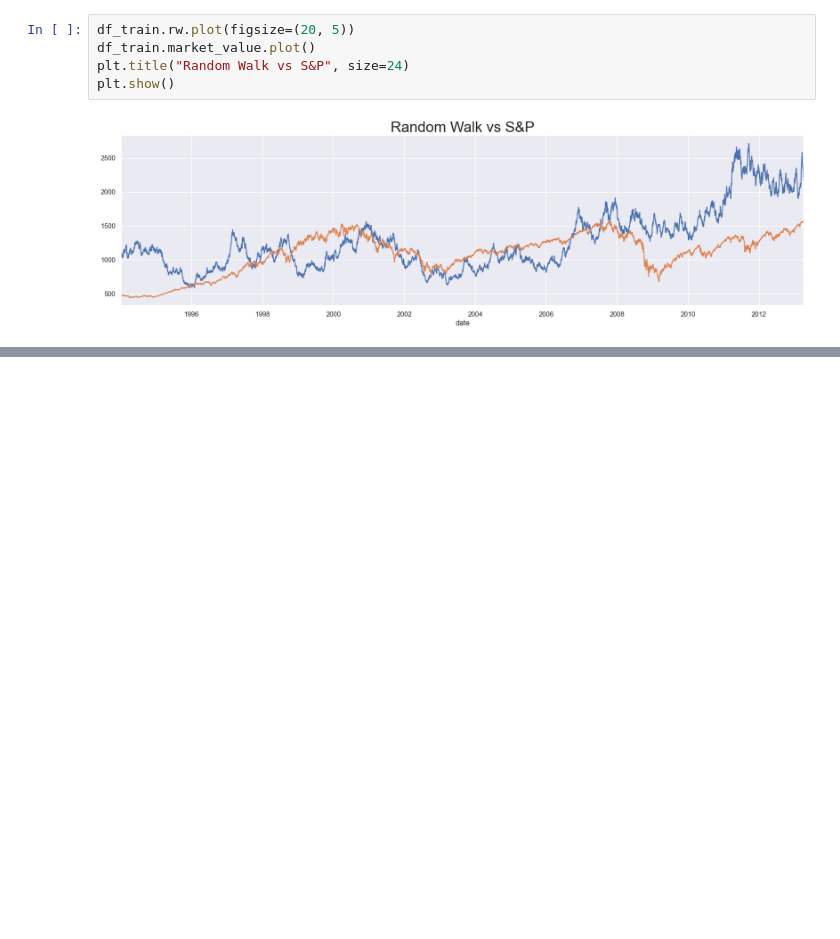
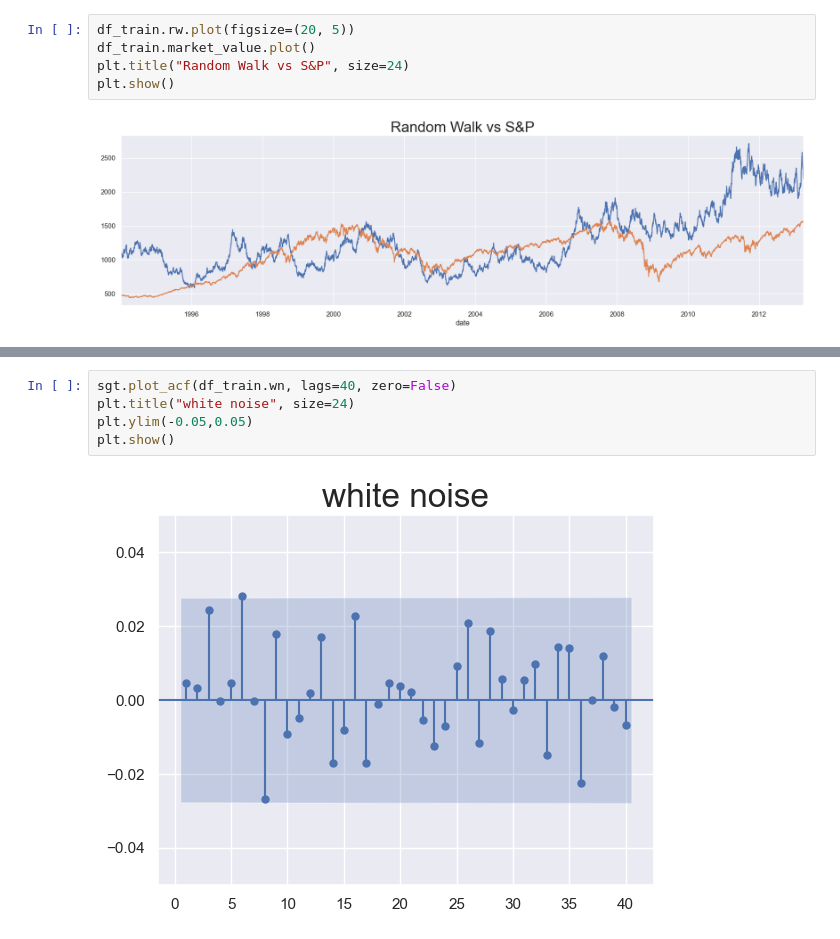
Before and after one commit to Hermann002/Time_series, a Jupyter notebook: notebooks/create_time_series_object.ipynb, the cells around one changed output, grey strips where cells are left out. Drawn from its saved outputs; the diff is of its cells as text; blank space fills up the shorter version.

```diff
--- a/notebooks/create_time_series_object.ipynb
+++ b/notebooks/create_time_series_object.ipynb
@@ -220,0 +284,7 @@ To https://github.com/Hermann002/Time_series.git
+# %%
+sgt.plot_acf(df_train.wn, lags=40, zero=False)
+plt.title("white noise", size=24)
+plt.ylim(-0.05,0.05)
+plt.show()
+# %% [output]
+[figure, added]
```
Also changed, not shown: parts of 20 cells of this notebook, 2 other files.
